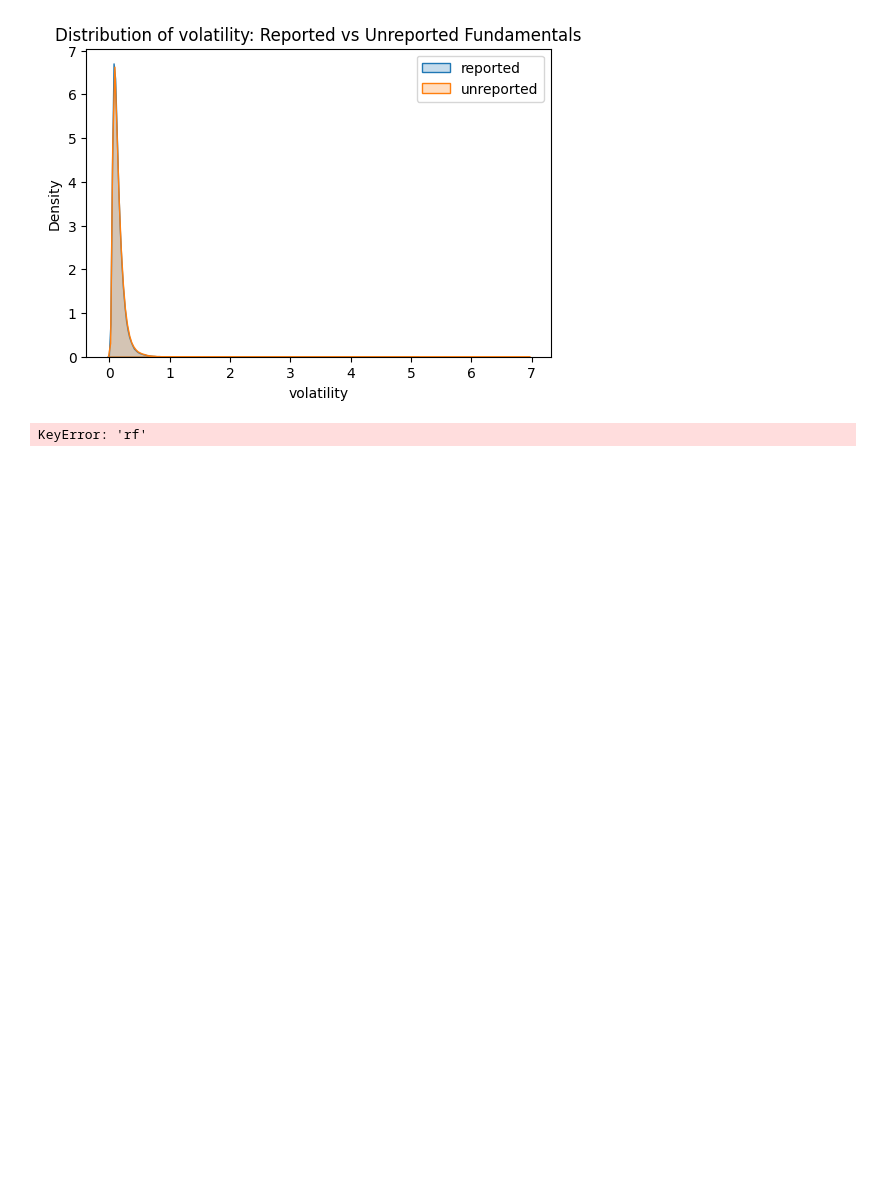
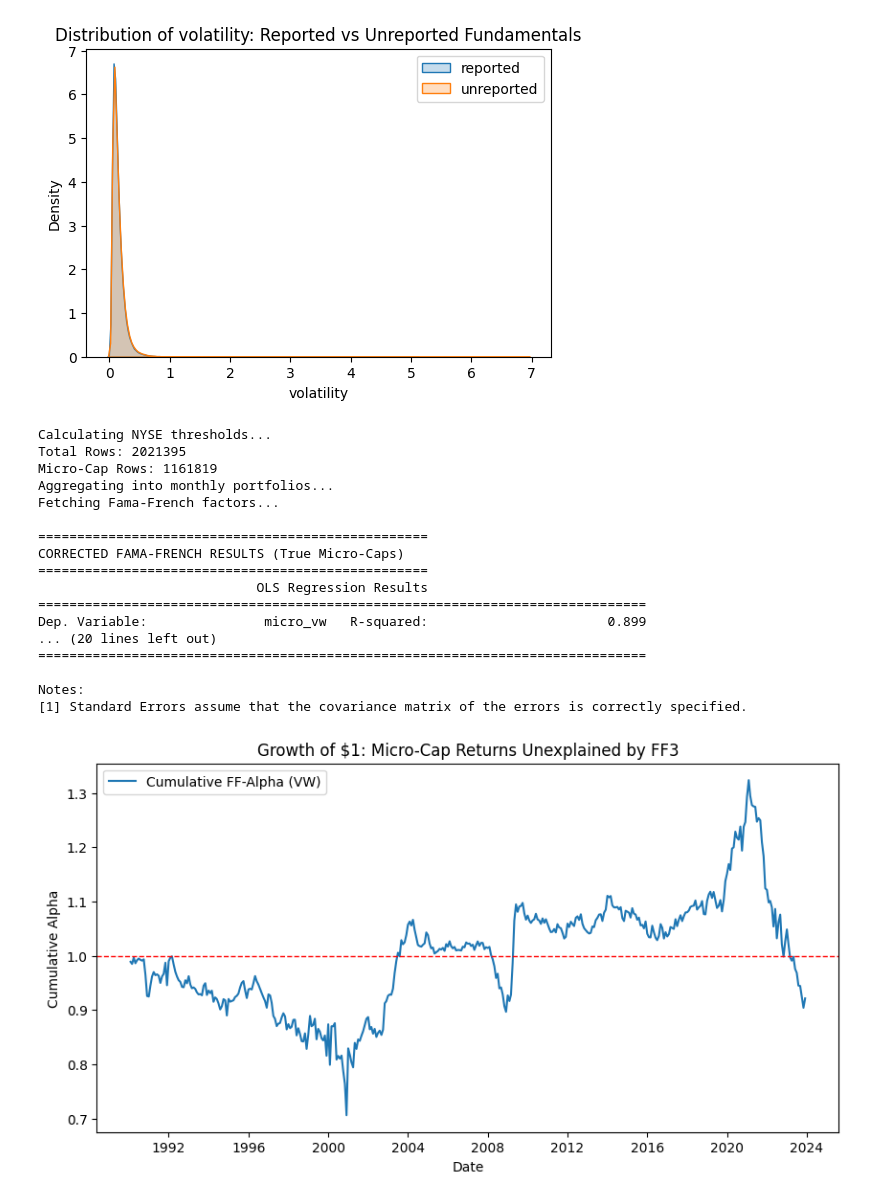
Before and after one commit to benn-reyn/IPCA-Microcaps, a Jupyter notebook: EDA.ipynb, the cells around one changed output. Drawn from its saved outputs; the diff is of its cells as text; code cells hidden in the pictures; blank space fills up the shorter version.

Commit message:
fix fama-french regression and supplementary plots

```diff
--- a/EDA.ipynb
+++ b/EDA.ipynb
@@ -608,7 +608,7 @@ df = crsp.merge(rf[["month", "rf"]], on="month", how="left")
 if 'rf_y' in df.columns:
     df['rf'] = df['rf_y'].combine_first(df['rf_x'])
     df = df.drop(columns=['rf_x', 'rf_y'])
-
+df["excess_ret"] = df["ret"] - df["rf"]
 
 # 2. DEFINE MICRO-CAP UNIVERSE (The missing piece)
 # -------------------------------------------------------------------------
@@ -652,33 +652,49 @@ stop_idx = ff_factors.index.get_loc(' Annual Factors: January-December ')
 ff_factors = ff_factors.iloc[:stop_idx].copy()
 ff_factors.index = pd.to_datetime(ff_factors.index, format='%Y%m').to_period('M').to_timestamp()
 ff_factors = ff_factors.astype(float) / 100
 ff_factors = ff_factors.reset_index().rename(columns={'index': 'month'})
 
 # 5. MERGE AND RUN REGRESSION
 # -------------------------------------------------------------------------
 analysis_df = portfolio_rets.merge(ff_factors, on='month', how='inner')
 
 # Regression for Value-Weighted Micro-Caps
 Y = analysis_df['micro_vw']
 X = sm.add_constant(analysis_df[['Mkt-RF', 'SMB', 'HML']])
 ff_model = sm.OLS(Y, X).fit()
 
 print("\n" + "="*50)
 print("CORRECTED FAMA-FRENCH RESULTS (True Micro-Caps)")
 print("="*50)
 print(ff_model.summary())
 
-# 6. VISUALIZE CUMULATIVE ABNORMAL RETURNS (Alpha)
-# -------------------------------------------------------------------------
+#visualize cumulative alpha over time
 analysis_df['cum_alpha'] = (1 + ff_model.resid).cumprod()
 
 plt.figure(figsize=(10, 5))
 plt.plot(analysis_df['month'], analysis_df['cum_alpha'], label='Cumulative FF-Alpha (VW)')
 plt.axhline(1, color='red', lw=1, ls='--')
 plt.title("Growth of $1: Micro-Cap Returns Unexplained by FF3")
 plt.xlabel("Date")
 plt.ylabel("Cumulative Alpha")
 plt.legend()
 plt.show()
 # %% [output]
-KeyError: 'rf'
+Calculating NYSE thresholds...
+Total Rows: 2021395
+Micro-Cap Rows: 1161819
+Aggregating into monthly portfolios...
+Fetching Fama-French factors...
+
+==================================================
+CORRECTED FAMA-FRENCH RESULTS (True Micro-Caps)
+==================================================
+                            OLS Regression Results
+==============================================================================
+Dep. Variable:               micro_vw   R-squared:                       0.899
+... (20 lines left out)
+==============================================================================
+
+Notes:
+[1] Standard Errors assume that the covariance matrix of the errors is correctly specified.
+[figure, added]
```
Also changed, not shown: parts of 1 cell of this notebook.
